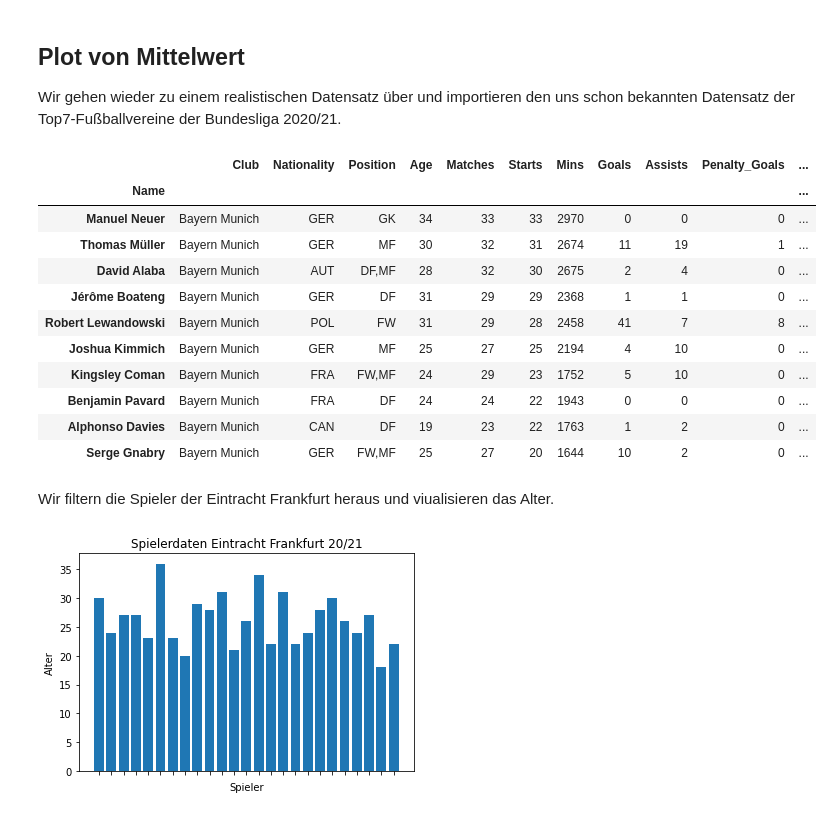
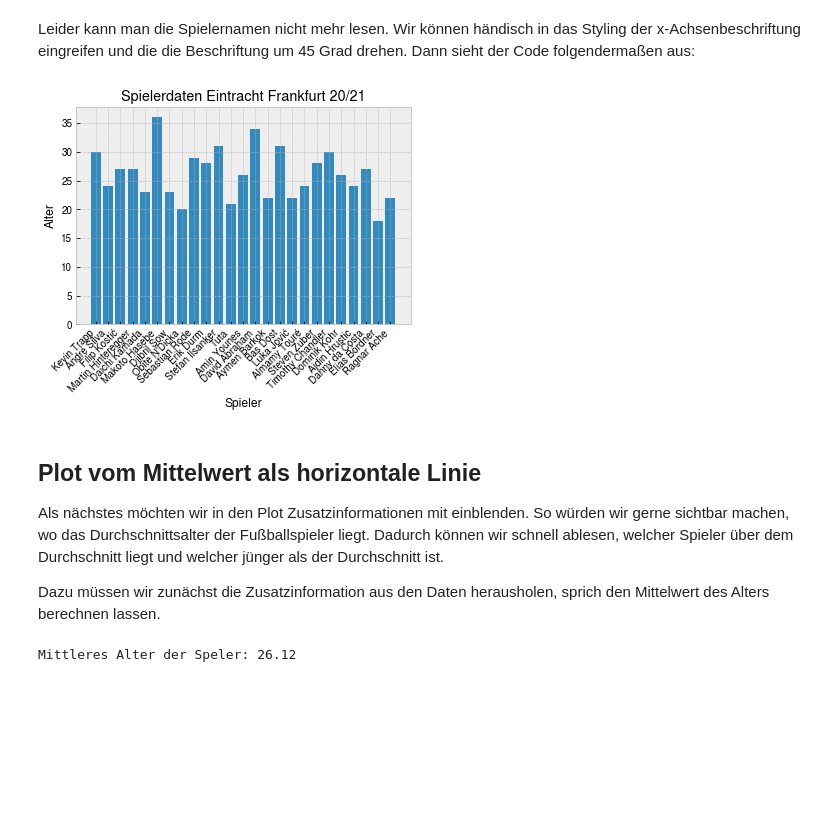
Before and after one commit to gramschs/book_ml4ing, a Jupyter notebook: doc/chapter05/sec02.ipynb, the cells around one changed output. Cells and saved outputs as stored; diff of their text form; code cells hidden in the pictures; blank space fills up the shorter version.

```diff
--- a/doc/chapter05/sec02.ipynb
+++ b/doc/chapter05/sec02.ipynb
@@ -80,38 +88,30 @@ ax.set_title('Personen aus meinem Adressbuch');
+# %% [markdown]
+Leider kann man die Spielernamen nicht mehr lesen. Wir können händisch in das
+Styling der x-Achsenbeschriftung eingreifen und die die Beschriftung um 45 Grad
+drehen. Dann sieht der Code folgendermaßen aus:
+# %%
+# plot
+fig, ax = plt.subplots()
+ax.bar(x,y)
+ax.set_xlabel('Spieler')
+ax.set_ylabel('Alter')
+ax.set_title('Spielerdaten Eintracht Frankfurt 20/21')
+ax.xaxis.set_ticks(x)                                   # rotiert die x-Achsenbeschriftung
+ax.set_xticklabels(x, rotation = 45, ha="right");       # um 45 Grad
+# %% [output]
+[figure, added]
 # %% [markdown]
-## Plot von Mittelwert
+## Plot vom Mittelwert als horizontale Linie
 
-Wir gehen wieder zu einem realistischen Datensatz über und importieren den uns
-schon bekannten Datensatz der Top7-Fußballvereine der Bundesliga 2020/21.
+Als nächstes möchten wir in den Plot Zusatzinformationen mit einblenden. So
+würden wir gerne sichtbar machen, wo das Durchschnittsalter der Fußballspieler
+liegt. Dadurch können wir schnell ablesen, welcher Spieler über dem Durchschnitt
+liegt und welcher jünger als der Durchschnitt ist.
+
+Dazu müssen wir zunächst die Zusatzinformation aus den Daten herausholen, sprich
+den Mittelwert des Alters berechnen lassen.
-# %%
-data = pd.read_csv('bundesliga_top7_offensive.csv', index_col=0)
-data.head(10)
-# %% [output]
-|  | Club | Nationality | Position | Age | Matches | Starts | Mins | Goals | Assists | Penalty_Goals | ... |
-| Name |  |  |  |  |  |  |  |  |  |  | ... |
-| Manuel Neuer | Bayern Munich | GER | GK | 34 | 33 | 33 | 2970 | 0 | 0 | 0 | ... |
-| Thomas Müller | Bayern Munich | GER | MF | 30 | 32 | 31 | 2674 | 11 | 19 | 1 | ... |
-| David Alaba | Bayern Munich | AUT | DF,MF | 28 | 32 | 30 | 2675 | 2 | 4 | 0 | ... |
-| Jérôme Boateng | Bayern Munich | GER | DF | 31 | 29 | 29 | 2368 | 1 | 1 | 0 | ... |
-| Robert Lewandowski | Bayern Munich | POL | FW | 31 | 29 | 28 | 2458 | 41 | 7 | 8 | ... |
-| Joshua Kimmich | Bayern Munich | GER | MF | 25 | 27 | 25 | 2194 | 4 | 10 | 0 | ... |
-| Kingsley Coman | Bayern Munich | FRA | FW,MF | 24 | 29 | 23 | 1752 | 5 | 10 | 0 | ... |
-| Benjamin Pavard | Bayern Munich | FRA | DF | 24 | 24 | 22 | 1943 | 0 | 0 | 0 | ... |
-| Alphonso Davies | Bayern Munich | CAN | DF | 19 | 23 | 22 | 1763 | 1 | 2 | 0 | ... |
-| Serge Gnabry | Bayern Munich | GER | FW,MF | 25 | 27 | 20 | 1644 | 10 | 2 | 0 | ... |
-# %% [markdown]
-Wir filtern die Spieler der Eintracht Frankfurt heraus und viualisieren das Alter.
-# %%
-# data
-filter = data.loc[:, 'Club'] == 'Eintracht Frankfurt'
-data_eintracht_frankfurt = data.loc[filter, :]
-x = data_eintracht_frankfurt.index
-y = data_eintracht_frankfurt.loc[:, 'Age']
-
-# plot
-fig, ax = plt.subplots()
-ax.bar(x,y)
-ax.set_xlabel('Spieler')
-ax.set_ylabel('Alter')
-ax.set_title('Spielerdaten Eintracht Frankfurt 20/21');
-# %% [output]
-[figure, removed]
+# %%
+mittelwert_alter = data_eintracht_frankfurt.loc[:, 'Age'].mean()
+print('Mittleres Alter der Spieler: {}'.format(mittelwert_alter))
+# %% [output]
+Mittleres Alter der Speler: 26.12
```
Also changed, not shown: parts of 11 cells of this notebook, 7 other files.
